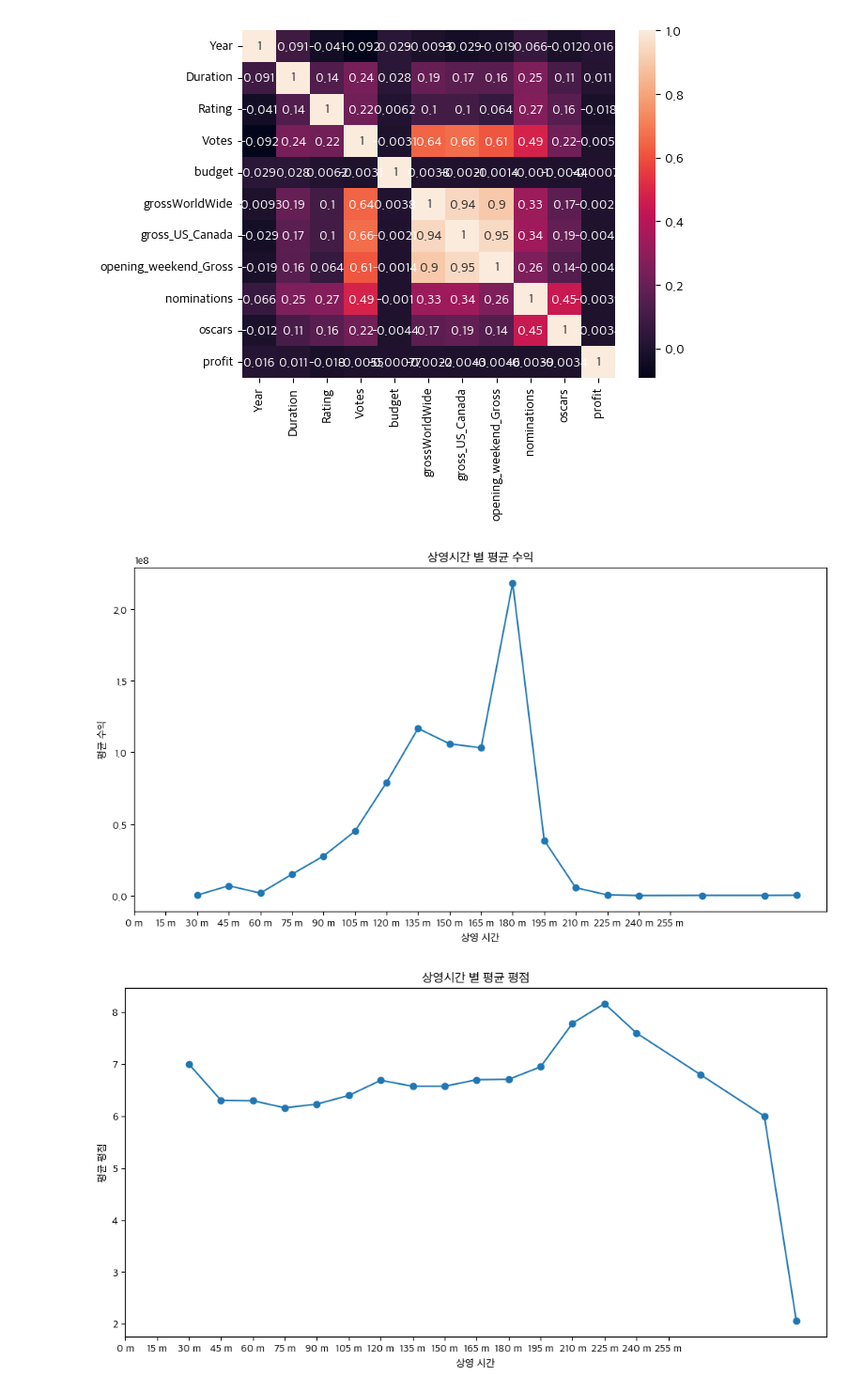
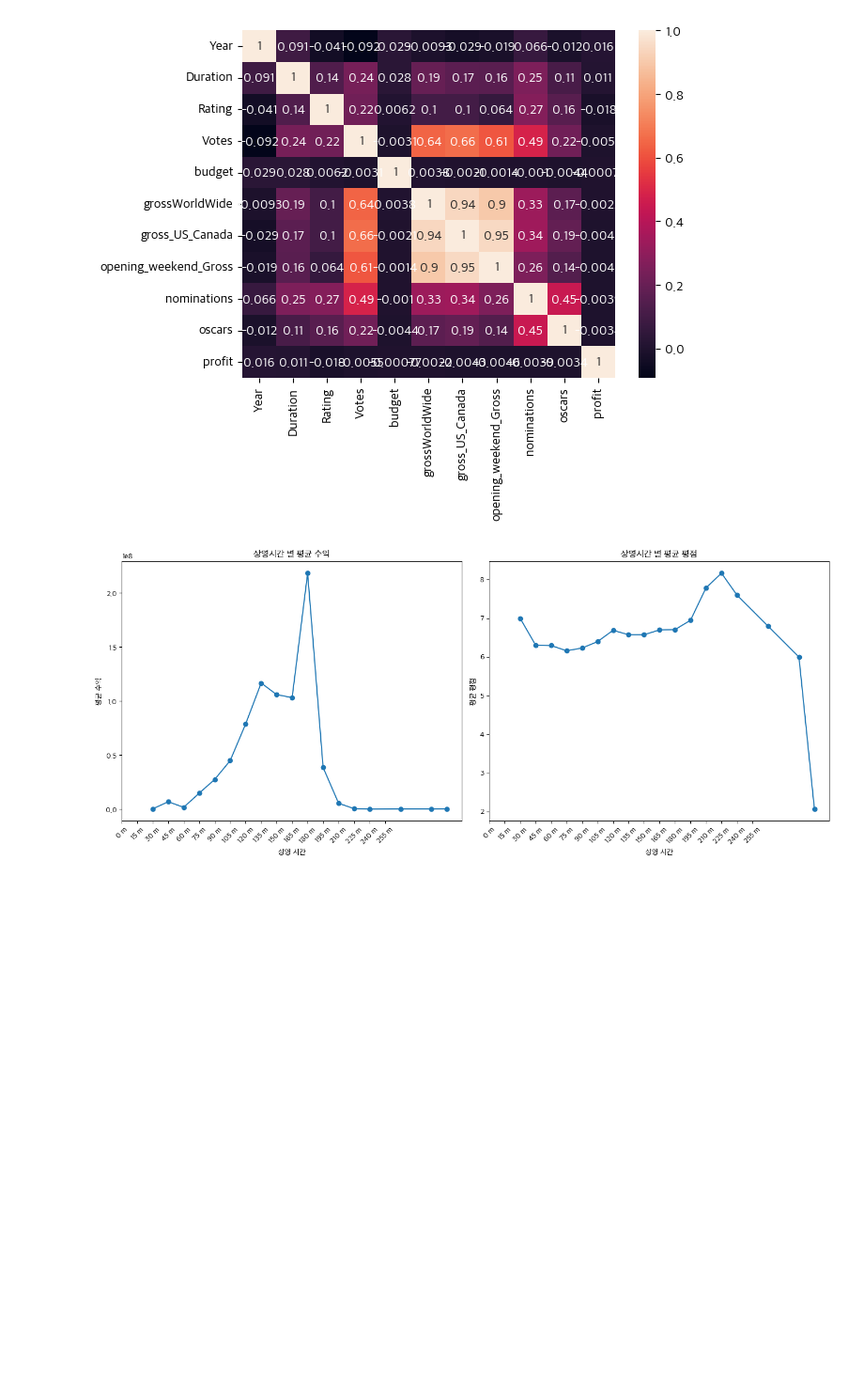
Before and after one commit to Encore-SKN-9/eda_2team, a Jupyter notebook: EDA.ipynb, the cells around one changed output. Shown at 94% size. Cells and saved outputs as stored; diff of their text form; code cells hidden in the pictures; blank space fills up the shorter version.

```diff
--- a/EDA.ipynb
+++ b/EDA.ipynb
@@ -11,8 +11,8 @@ from matplotlib.ticker import FuncFormatter
 df = pd.read_csv('Data/preprocessed_movies_data.csv')
 # %%
 # 폰트 설정
-# plt.rc('font', family='Malgun Gothic')
-plt.rc('font', family='Apple SD Gothic Neo')
+plt.rc('font', family='Malgun Gothic')
+# plt.rc('font', family='Apple SD Gothic Neo')
 # %% [markdown]
 ## **페르소나 1: Alex Kim**
 - **직업**: 영화 제작사 홍보/마케팅 팀장 (PR & Marketing Manager)
@@ -1215,29 +1215,31 @@ plt.show()
 # %%
 #     - 상영 시간이 수익률에 미치는 영향을 박스플롯으로 시각화
 df['runtime'] = (df['Duration'] // 15)
 
 # 상영시간별 평균 수익
 df_runtime_gww_mean = df.groupby('runtime')['grossWorldWide'].mean()
-plt.figure(figsize=(12, 6))
+plt.figure(figsize=(14, 6))
+plt.subplot(1, 2, 1)
 plt.plot(df_runtime_gww_mean, marker='o')
 plt.xlabel('상영 시간')
 plt.ylabel('평균 수익')
 plt.xticks(ticks=np.arange(0, 18), labels=[f'{i*15} m' for i in range(18)])
+plt.xticks(rotation=45)
 plt.title('상영시간 별 평균 수익')
-plt.show()
 
 # 상영시간별 평균 평점
 df_runtime_rating_mean = df.groupby('runtime')['Rating'].mean()
-plt.figure(figsize=(12, 6))
+plt.subplot(1, 2, 2)
 plt.plot(df_runtime_rating_mean, marker='o')
 plt.xlabel('상영 시간')
 plt.ylabel('평균 평점')
 plt.xticks(ticks=np.arange(0, 18), labels=[f'{i*15} m' for i in range(18)])
 plt.title('상영시간 별 평균 평점')
+plt.xticks(rotation=45)
+plt.tight_layout()
 plt.show()
 # %% [output]
-[figure, old version]
+[figure, new version]
-[figure, removed]
 # %%
 def barplot_graph(title, data, xlabel='국가', ylabel='수익'):
     plt.figure(figsize=(10, 5))
```
Also changed, not shown: parts of 3 cells of this notebook.
